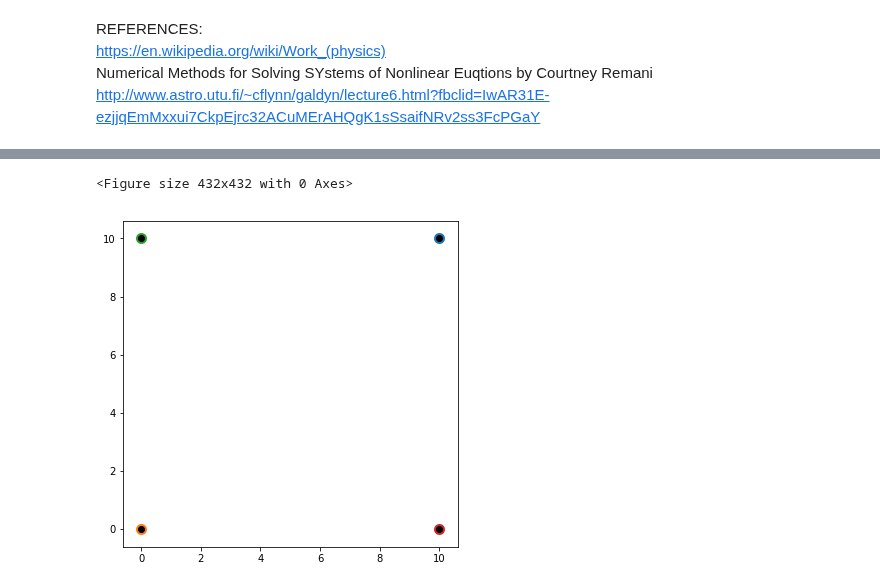
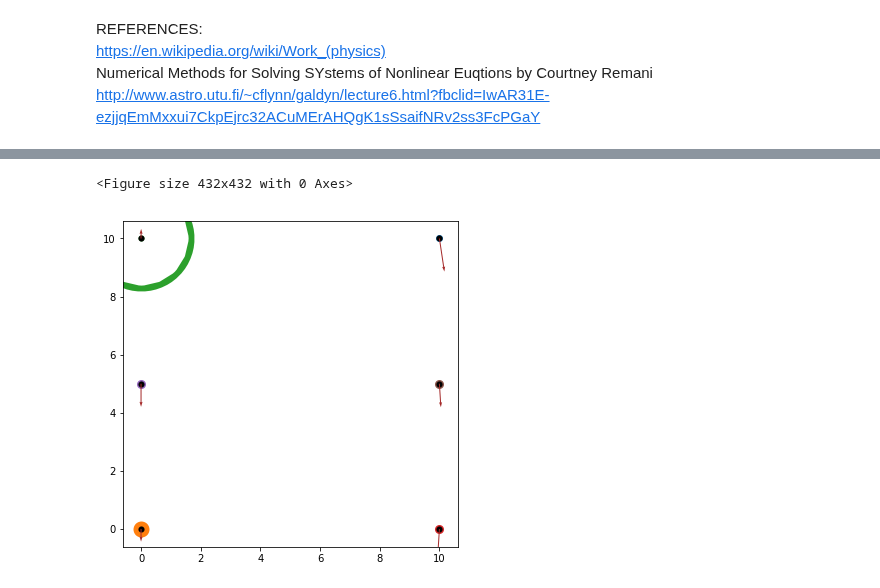
Before and after one commit to daodavid/mechanics, a Jupyter notebook: Mechanics.ipynb, the cells around one changed output, grey strips where cells are left out. Drawn from its saved outputs; the diff is of its cells as text; code cells hidden in the pictures.

```diff
--- a/Mechanics.ipynb
+++ b/Mechanics.ipynb
@@ -196,18 +197,20 @@ http://www.astro.utu.fi/~cflynn/galdyn/lecture6.html?fbclid=IwAR31E-ezjjqEmMxxui
 # %%
 fig = plt.figure(figsize=(6, 6))
 fig = plt.figure(figsize=(6, 6))
 g = Ground()
-g.add_point(MaterialPoint(x0=10, y0=10, mass=1, v_x0=-1, v_y0=-1))
-g.add_point(MaterialPoint(x0=0, y0=0, mass=1, v_x0=2, v_y0=2))
-g.add_point(MaterialPoint(x0=0, y0=10, mass=3, v_x0=2, v_y0=-2))
+g.add_point(MaterialPoint(x0=10, y0=10, mass=1, v_x0=1, v_y0=-1))
+g.add_point(MaterialPoint(x0=0, y0=0, mass=10, v_x0=2, v_y0=2))
+g.add_point(MaterialPoint(x0=0, y0=10, mass=100, v_x0=0.02, v_y0=-2))
 g.add_point(MaterialPoint(x0=10, y0=0, mass=3, v_x0=-4, v_y0=4))
+g.add_point(MaterialPoint(x0=0, y0=5, mass=3, v_x0=2, v_y0=-4))
+g.add_point(MaterialPoint(x0=10, y0=5, mass=3, v_x0=-4, v_y0=4))
 g.calculate_speed_points(end_time=100)
 points = g.points
 
 size = len(g.points[0].x_args)
-anim = animation.FuncAnimation(fig, g.update_HTML_animation,interval=20,fargs=(fig,),frames=size, blit=False)
+anim = animation.FuncAnimation(fig, g.update_HTML_animation,interval=40,fargs=(fig,),frames=size, blit=False)
 HTML(anim.to_html5_video())
 # %% [output]
 [interactive output not drawn]
 <Figure size 432x432 with 0 Axes>
-[figure, old version]
+[figure, new version]
```
Also changed, not shown: parts of 6 cells of this notebook, 1 other file.
